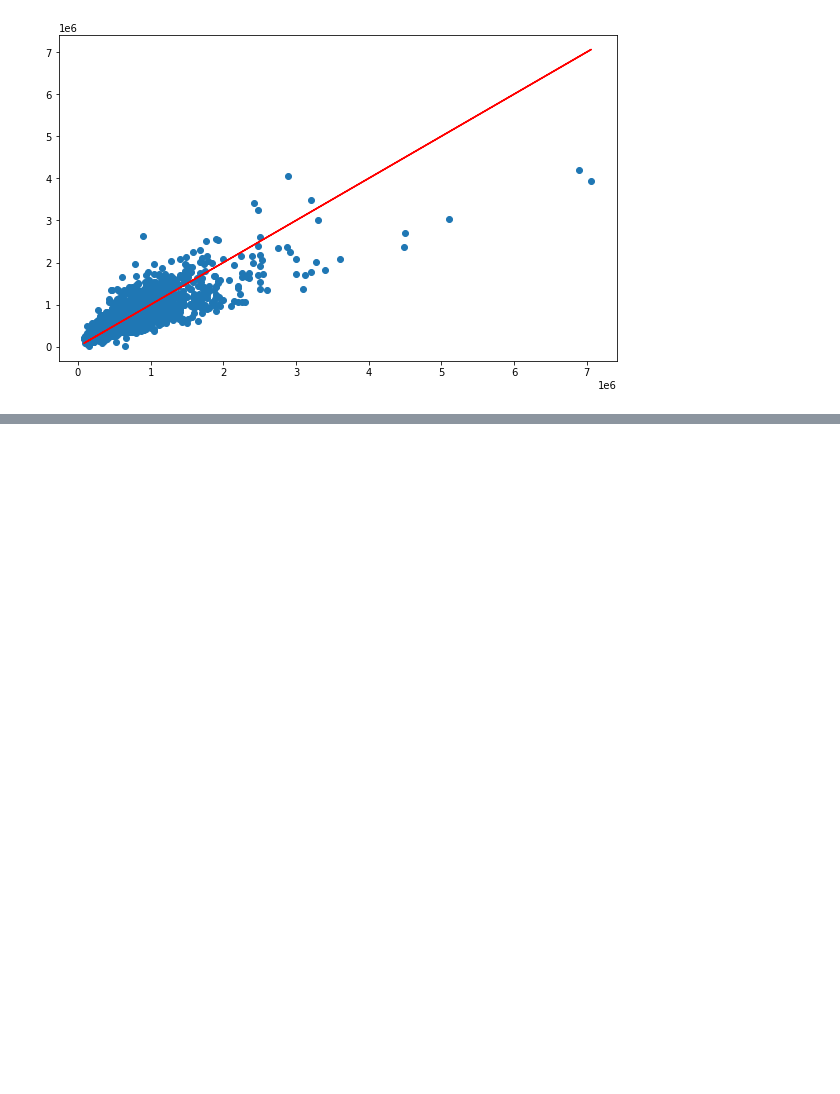
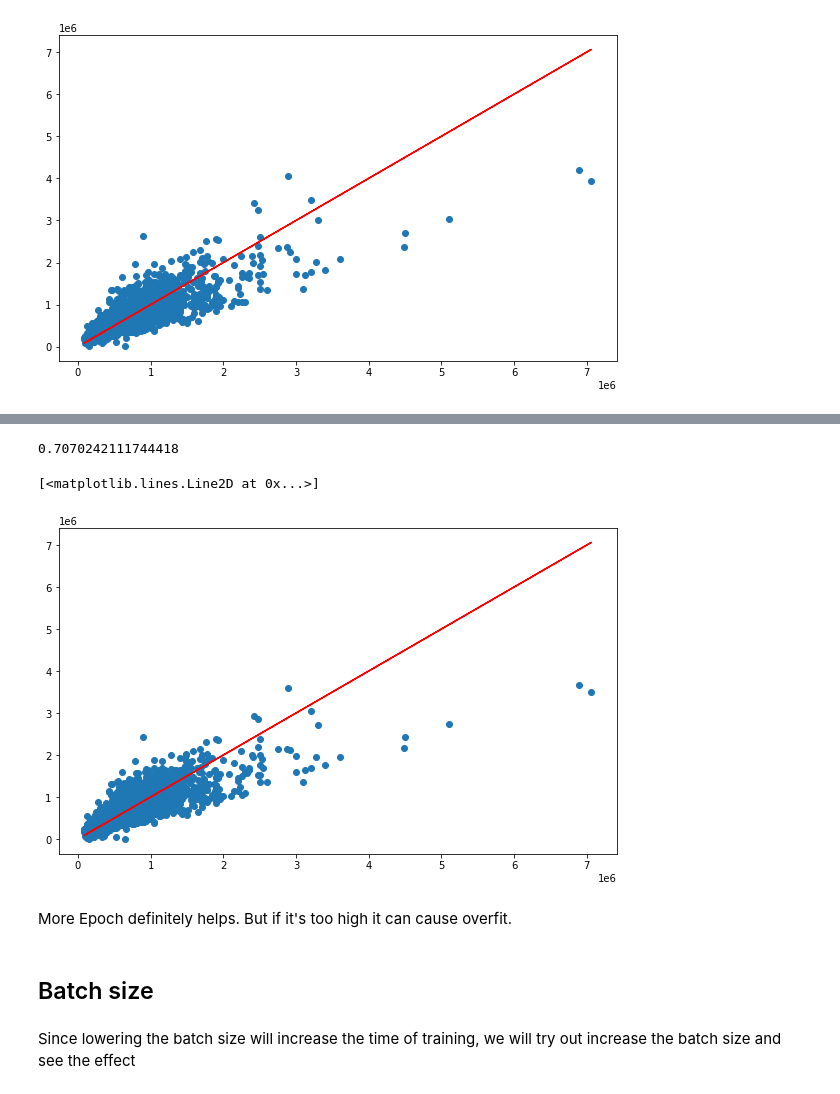
Before and after one commit to hps1795/Keras_LinReg_Real_Estate, a Jupyter notebook: keras practice.ipynb, the cells around one changed output, grey strips where cells are left out. Drawn from its saved outputs; the diff is of its cells as text; code cells hidden in the pictures; blank space fills up the shorter version.

```diff
--- a/keras practice.ipynb
+++ b/keras practice.ipynb
@@ -451,0 +454,10 @@ Result shows that as the number of unit increases the r2 score increases and the
+# %%
+model = Sequential()
+model.add(Input(shape = (16,)))
+model.add(Dense(16, activation = 'relu'))
+model.add(Dense(16, activation = 'relu'))
+model.add(Dense(1))
+model.compile(optimizer='adam',loss='mean_squared_error')
+model.fit(X_train, y_train.values,
+          validation_data=(X_val,y_val.values),
+          epochs=1000, batch_size=100)
@@ -451,0 +483,18 @@ Result shows that as the number of unit increases the r2 score increases and the
+# %%
+test_pred = model.predict(X_test)
+r2_score(y_test,test_pred)
+# %% [output]
+0.7070242111744418
+# %%
+fig, ax = plt.subplots(figsize=(10,6))
+ax.scatter(y_test, test_pred)
+ax.plot(y_test,y_test,'r')
+# %% [output]
+[<matplotlib.lines.Line2D at 0x...>]
+[figure, added]
+# %% [markdown]
+More Epoch definitely helps. But if it's too high it can cause overfit.
+# %% [markdown]
+## Batch size
+# %% [markdown]
+Since lowering the batch size will increase the time of training, we will try out increase the batch size and see the effect
```
Also changed, not shown: parts of 7 cells of this notebook.
